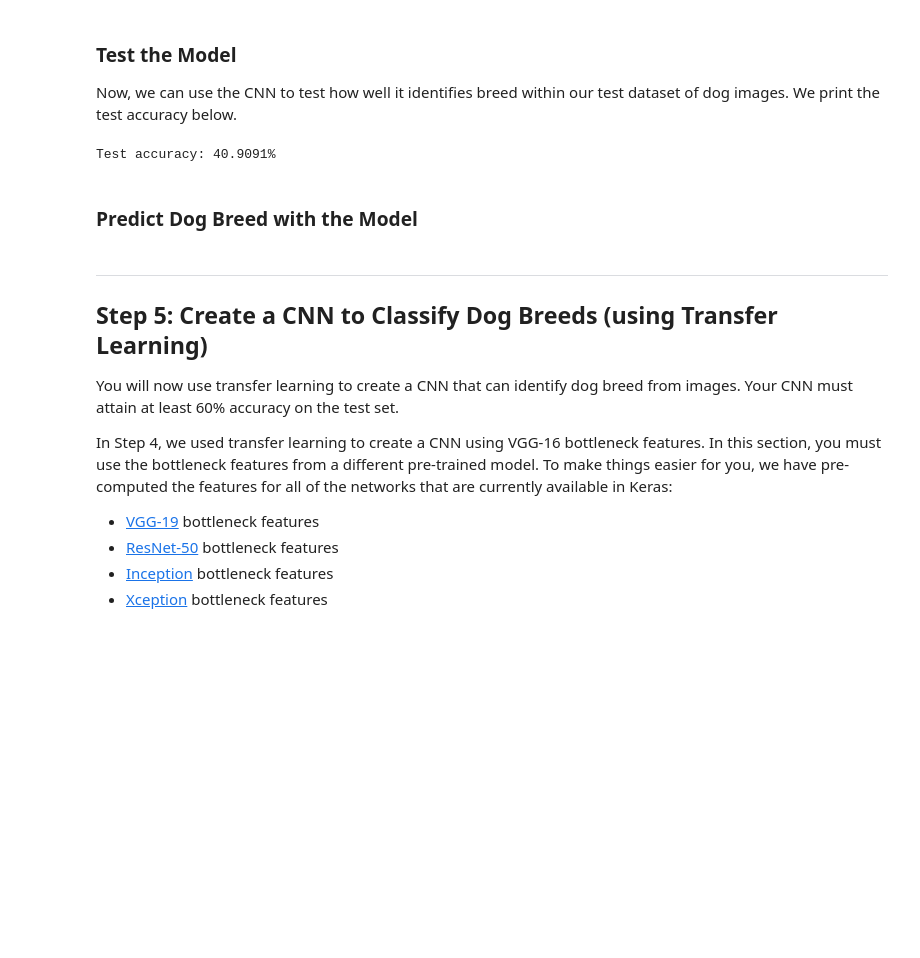
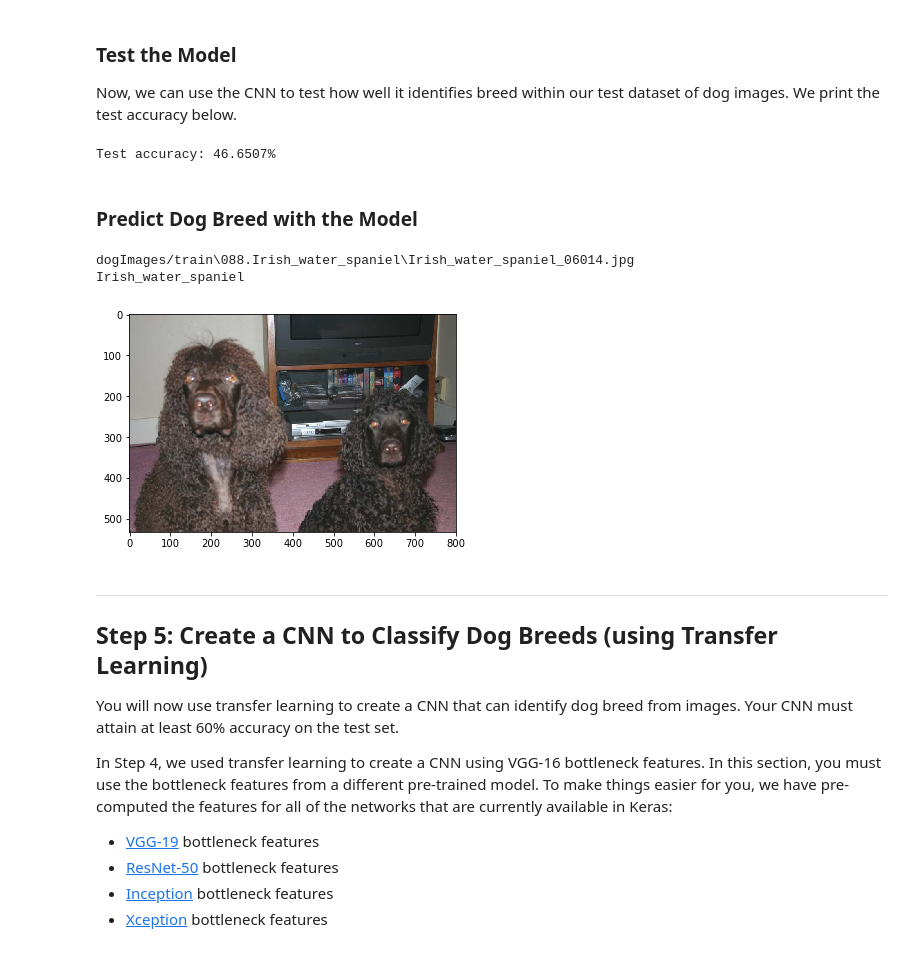
Before and after one commit to roman-v-l/dog-project, a Jupyter notebook: dog_app.ipynb, the cells around one changed output. Drawn from its saved outputs; the diff is of its cells as text; code cells hidden in the pictures; blank space fills up the shorter version.

```diff
--- a/dog_app.ipynb
+++ b/dog_app.ipynb
@@ -382,8 +471,6 @@ model.add(Conv2D(filters=256, kernel_size=3, padding='same', activation='relu'))
 model.add(BatchNormalization())
 model.add(Conv2D(filters=256, kernel_size=3, padding='same', activation='relu'))
 model.add(MaxPooling2D(pool_size=2))
-#model.add(BatchNormalization())
-#model.add(Dropout(0.5))
 
 model.add(BatchNormalization())
 model.add(Conv2D(filters=512, kernel_size=3, padding='same', activation='relu'))
@@ -391,18 +478,22 @@ model.add(Conv2D(filters=512, kernel_size=3, padding='same', activation='relu'))
 model.add(BatchNormalization())
 model.add(Conv2D(filters=512, kernel_size=3, padding='same', activation='relu'))
 model.add(MaxPooling2D(pool_size=4))
+
+model.add(BatchNormalization())
 model.add(Flatten())
 
-model.add(BatchNormalization())
-model.add(Dense(2000))
-model.add(BatchNormalization())
-model.add(Activation('relu'))
-model.add(Dropout(0.5))
+#model.add(Dropout(0.5))
+#model.add(BatchNormalization())
 
 model.add(Dense(2000))
 model.add(BatchNormalization())
 model.add(Activation('relu'))
-model.add(Dropout(0.5))
+model.add(Dropout(0.6))
+
+model.add(Dense(2000))
+model.add(BatchNormalization())
+model.add(Activation('relu'))
+model.add(Dropout(0.6))
 
 model.add(Dense(133))
 model.add(BatchNormalization())
@@ -486,7 +551,7 @@ from keras.callbacks import ModelCheckpoint
 
 ### TODO: specify the number of epochs that you would like to use to train the model.
 
-epochs = 50
+epochs = 1
 batch_size = 20
 
 ### Do NOT modify the code below this line.
@@ -622,19 +673,41 @@ VGG16_predictions = [np.argmax(VGG16_model.predict(np.expand_dims(feature, axis=
 test_accuracy = 100*np.sum(np.array(VGG16_predictions)==np.argmax(test_targets, axis=1))/len(VGG16_predictions)
 print('Test accuracy: %.4f%%' % test_accuracy)
 # %% [output]
-Test accuracy: 40.9091%
+Test accuracy: 46.6507%
 # %% [markdown]
 ### Predict Dog Breed with the Model
 # %%
 from extract_bottleneck_features import *
 
 def VGG16_predict_breed(img_path):
     # extract bottleneck features
     bottleneck_feature = extract_VGG16(path_to_tensor(img_path))
     # obtain predicted vector
     predicted_vector = VGG16_model.predict(bottleneck_feature)
+
+    #print(predicted_vector)
+
     # return dog breed that is predicted by the model
     return dog_names[np.argmax(predicted_vector)]
+
+import matplotlib.pyplot as plt
+%matplotlib inline
+
+dog_file = train_files[2]
+print(dog_file)
+
+# load color (BGR) image
+img = cv2.imread(dog_file)
+# convert BGR image to RGB for plotting
+cv_rgb = cv2.cvtColor(img, cv2.COLOR_BGR2RGB)
+plt.imshow(cv_rgb)
+
+dog_breed = VGG16_predict_breed(dog_file)
+print(dog_breed)
+# %% [output]
+dogImages/train\088.Irish_water_spaniel\Irish_water_spaniel_06014.jpg
+Irish_water_spaniel
+[figure, added]
 # %% [markdown]
 ---
 <a id='step5'></a>
```
Also changed, not shown: parts of 38 cells of this notebook, 1 other file.
